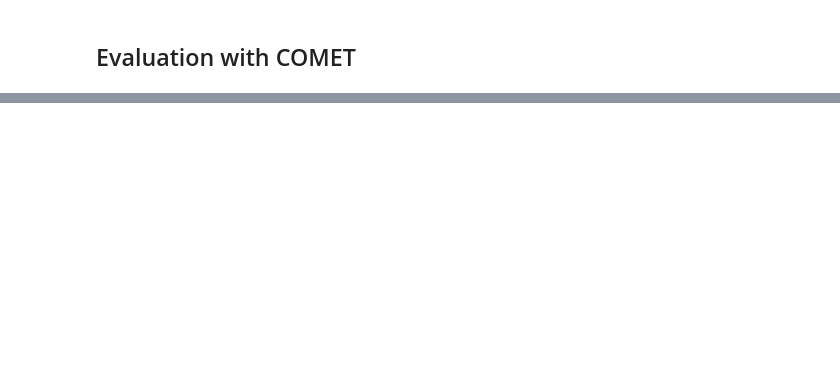
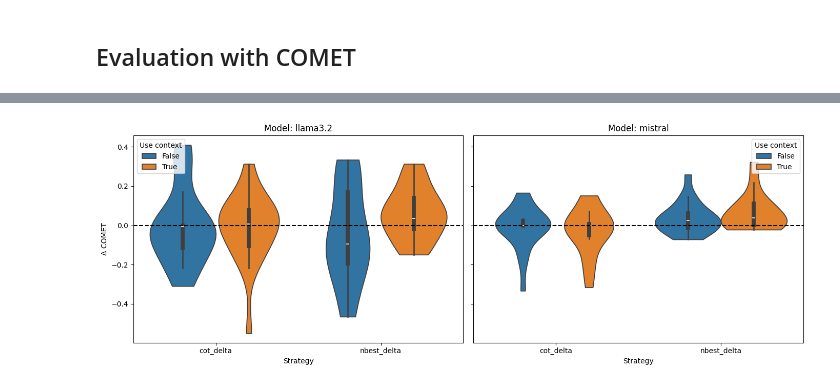
Before and after one commit to phtryll/nlp-labs, a Jupyter notebook: mt-translation/mt-translation.ipynb, the cells around one changed output, grey strips where cells are left out. Drawn from its saved outputs; the diff is of its cells as text; code cells hidden in the pictures; blank space fills up the shorter version.

```diff
--- a/mt-translation/mt-translation.ipynb
+++ b/mt-translation/mt-translation.ipynb
@@ -476,0 +1022,48 @@ run_translation(
+# %%
+#| echo: false
+#| fig-cap: "Improvement over direct translation (COMET), separated by model"
+#| label: fig:comet_delta_violinplot_by_model
+
+import seaborn as sns
+import matplotlib.pyplot as plt
+
+# Reshape once
+delta_df = res_all_models.melt(
+    id_vars=["model", "use_context"],
+    value_vars=["cot_delta", "nbest_delta"],
+    var_name="strategy",
+    value_name="delta",
+)
+
+models = delta_df["model"].unique()
+
+fig, axes = plt.subplots(
+    nrows=1,
+    ncols=len(models),
+    figsize=(14, 5),
+    sharey=True,
+)
+
+for ax, model_name in zip(axes, models):
+    model_df = delta_df[delta_df["model"] == model_name]
+
+    sns.violinplot(
+        data=model_df,
+        x="strategy",
+        y="delta",
+        hue="use_context",
+        ax=ax,
+        cut=0,
+    )
+
+    ax.axhline(0, color="black", linestyle="--")
+    ax.set_title(f"Model: {model_name}")
+    ax.set_xlabel("Strategy")
+    ax.set_ylabel("Δ COMET")
+
+    ax.legend(title="Use context")
+
+plt.tight_layout()
+plt.show()
+# %% [output]
+[figure, added]
```
Also changed, not shown: parts of 69 cells of this notebook, 1 other file.
